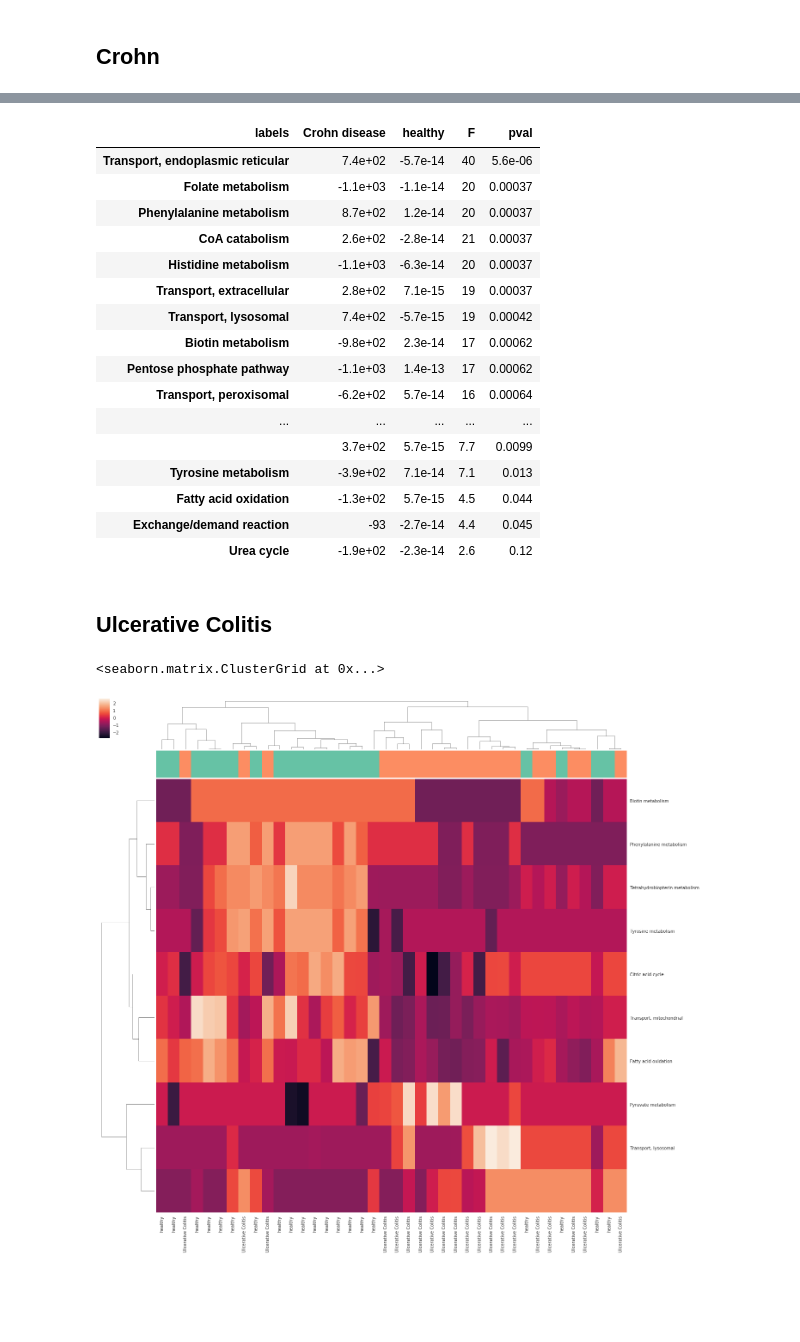
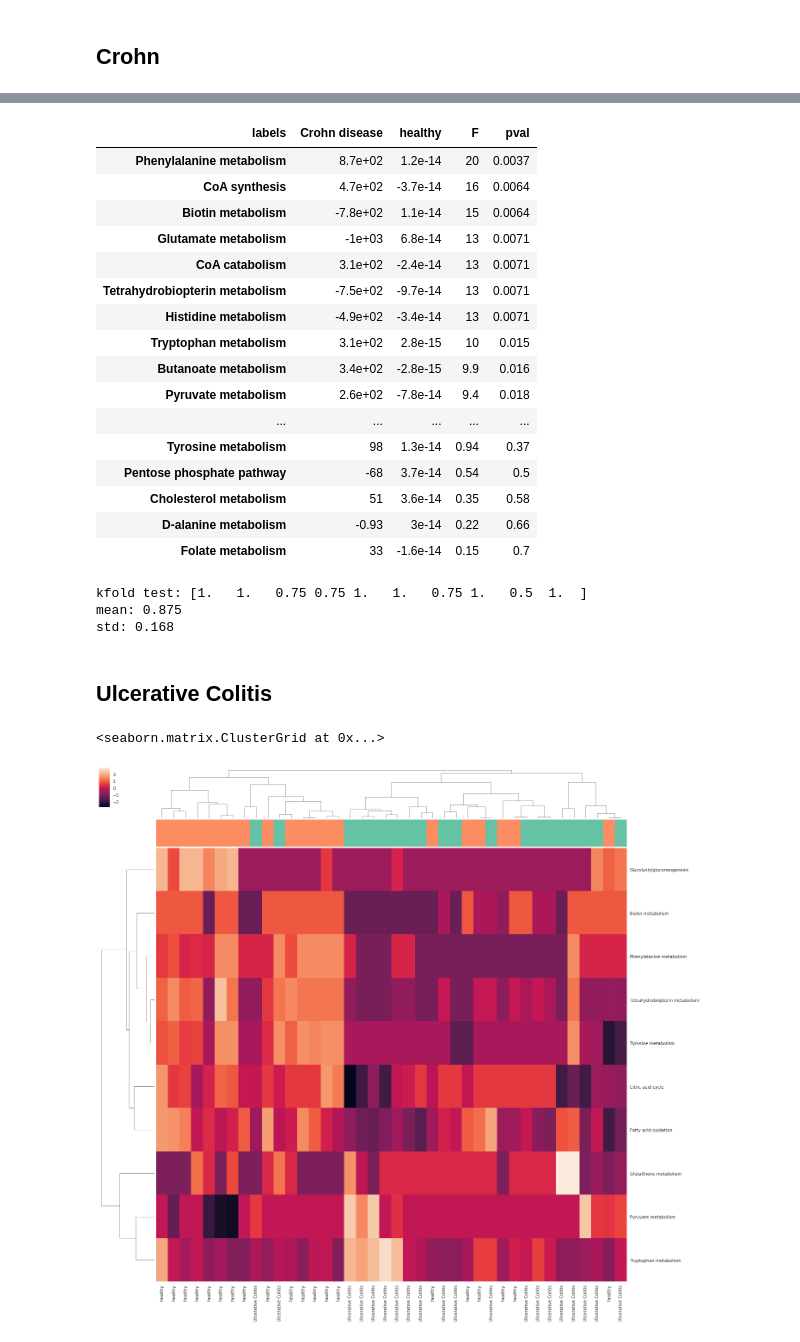
Before and after one commit to itu-bioinformatics-database-lab/metabolitics-case-studies, a Jupyter notebook: metabolite/crohn_report.ipynb, the cells around one changed output, grey strips where cells are left out. Drawn from its saved outputs; the diff is of its cells as text; code cells hidden in the pictures; blank space fills up the shorter version.

```diff
--- a/metabolite/crohn_report.ipynb
+++ b/metabolite/crohn_report.ipynb
@@ -14,10 +14,10 @@ X, y = SkUtilsIO('../datasets/crohn_analysis_with_std.json', gz=True).from_json(
 # %%
 from metabolitics.preprocessing import MetaboliticsPipeline
 
-pre = MetaboliticsPipeline(['reaction-diff', 'pathway-transformer'])
+pre = MetaboliticsPipeline(['reaction-diff', 'pathway-transformer', 'transport-pathway-elimination'])
 X_pathways = pre.fit_transform(X, y)
 
-pre = MetaboliticsPipeline(['reaction-diff', 'feature-selection', 'pathway-transformer'])
+pre = MetaboliticsPipeline(['reaction-diff', 'feature-selection', 'pathway-transformer', 'transport-pathway-elimination'])
 X_fs_pathways = pre.fit_transform(X, y)
 # %%
 from sklearn_utils.utils import feature_importance_report
@@ -79,7 +104,6 @@ plot_heatmap(X_fs_pathways, y)
 # %%
 X_crohn, y_crohn = filter_by_label(X, y, 'Ulcerative Colitis', reverse=True)
 
-X_crohn_pathways = MetaboliticsPipeline(['reaction-diff', 'feature-selection', 'pathway-transformer']) \
-    .fit_transform(X_crohn, y_crohn)
+pre.named_steps['feature-selection'].named_steps['skb'].transformer.set_params(k=750)
 
-plot_heatmap(X_crohn_pathways, y_crohn)
+X_crohn_pathways = pre.fit_transform(X_crohn, y_crohn)
@@ -90,34 +116,46 @@ plot_heatmap(X_crohn_pathways, y_crohn)
 feature_importance_report(X_crohn_pathways, y_crohn)
 # %% [output]
 | labels | Crohn disease | healthy | F | pval |
-| Transport, endoplasmic reticular | 7.4e+02 | -5.7e-14 | 40 | 5.6e-06 |
-| Folate metabolism | -1.1e+03 | -1.1e-14 | 20 | 0.00037 |
-| Phenylalanine metabolism | 8.7e+02 | 1.2e-14 | 20 | 0.00037 |
-| CoA catabolism | 2.6e+02 | -2.8e-14 | 21 | 0.00037 |
-| Histidine metabolism | -1.1e+03 | -6.3e-14 | 20 | 0.00037 |
-| Transport, extracellular | 2.8e+02 | 7.1e-15 | 19 | 0.00037 |
-| Transport, lysosomal | 7.4e+02 | -5.7e-15 | 19 | 0.00042 |
-| Biotin metabolism | -9.8e+02 | 2.3e-14 | 17 | 0.00062 |
-| Pentose phosphate pathway | -1.1e+03 | 1.4e-13 | 17 | 0.00062 |
-| Transport, peroxisomal | -6.2e+02 | 5.7e-14 | 16 | 0.00064 |
+| Phenylalanine metabolism | 8.7e+02 | 1.2e-14 | 20 | 0.0037 |
+| CoA synthesis | 4.7e+02 | -3.7e-14 | 16 | 0.0064 |
+| Biotin metabolism | -7.8e+02 | 1.1e-14 | 15 | 0.0064 |
+| Glutamate metabolism | -1e+03 | 6.8e-14 | 13 | 0.0071 |
+| CoA catabolism | 3.1e+02 | -2.4e-14 | 13 | 0.0071 |
+| Tetrahydrobiopterin metabolism | -7.5e+02 | -9.7e-14 | 13 | 0.0071 |
+| Histidine metabolism | -4.9e+02 | -3.4e-14 | 13 | 0.0071 |
+| Tryptophan metabolism | 3.1e+02 | 2.8e-15 | 10 | 0.015 |
+| Butanoate metabolism | 3.4e+02 | -2.8e-15 | 9.9 | 0.016 |
+| Pyruvate metabolism | 2.6e+02 | -7.8e-14 | 9.4 | 0.018 |
 | ... | ... | ... | ... | ... |
-|  | 3.7e+02 | 5.7e-15 | 7.7 | 0.0099 |
-| Tyrosine metabolism | -3.9e+02 | 7.1e-14 | 7.1 | 0.013 |
-| Fatty acid oxidation | -1.3e+02 | 5.7e-15 | 4.5 | 0.044 |
-| Exchange/demand reaction | -93 | -2.7e-14 | 4.4 | 0.045 |
-| Urea cycle | -1.9e+02 | -2.3e-14 | 2.6 | 0.12 |
+| Tyrosine metabolism | 98 | 1.3e-14 | 0.94 | 0.37 |
+| Pentose phosphate pathway | -68 | 3.7e-14 | 0.54 | 0.5 |
+| Cholesterol metabolism | 51 | 3.6e-14 | 0.35 | 0.58 |
+| D-alanine metabolism | -0.93 | 3e-14 | 0.22 | 0.66 |
+| Folate metabolism | 33 | -1.6e-14 | 0.15 | 0.7 |
+# %%
+from sklearn.model_selection import cross_val_score, StratifiedKFold, GroupKFold
+
+kf = StratifiedKFold(n_splits=10, random_state=43)
+
+scores = cross_val_score(pipe, X_crohn, y_crohn, cv=kf, n_jobs=-1, scoring='f1_micro')
+print('kfold test: %s' % scores)
+print('mean: %s' % scores.mean().round(3))
+print('std: %s' % scores.std().round(3))
+# %% [output]
+kfold test: [1.   1.   0.75 0.75 1.   1.   0.75 1.   0.5  1.  ]
+mean: 0.875
+std: 0.168
 # %% [markdown]
 ## Ulcerative Colitis
 # %%
 X_ulcerative, y_ulcerative = filter_by_label(X, y, 'Crohn disease', reverse=True)
 
-X_ulcerative_pathways = MetaboliticsPipeline(['reaction-diff', 'feature-selection', 'pathway-transformer']) \
-    .fit_transform(X_ulcerative, y_ulcerative)
+X_ulcerative_pathways = pre.fit_transform(X_ulcerative, y_ulcerative)
 
 plot_heatmap(X_ulcerative_pathways, y_ulcerative)
 # %% [output]
 <seaborn.matrix.ClusterGrid at 0x...>
-[figure, old version]
+[figure, new version]
 # %%
 feature_importance_report(X_ulcerative_pathways, y_ulcerative)
 # %% [output]
```
Also changed, not shown: parts of 9 cells of this notebook, 8 other files.
